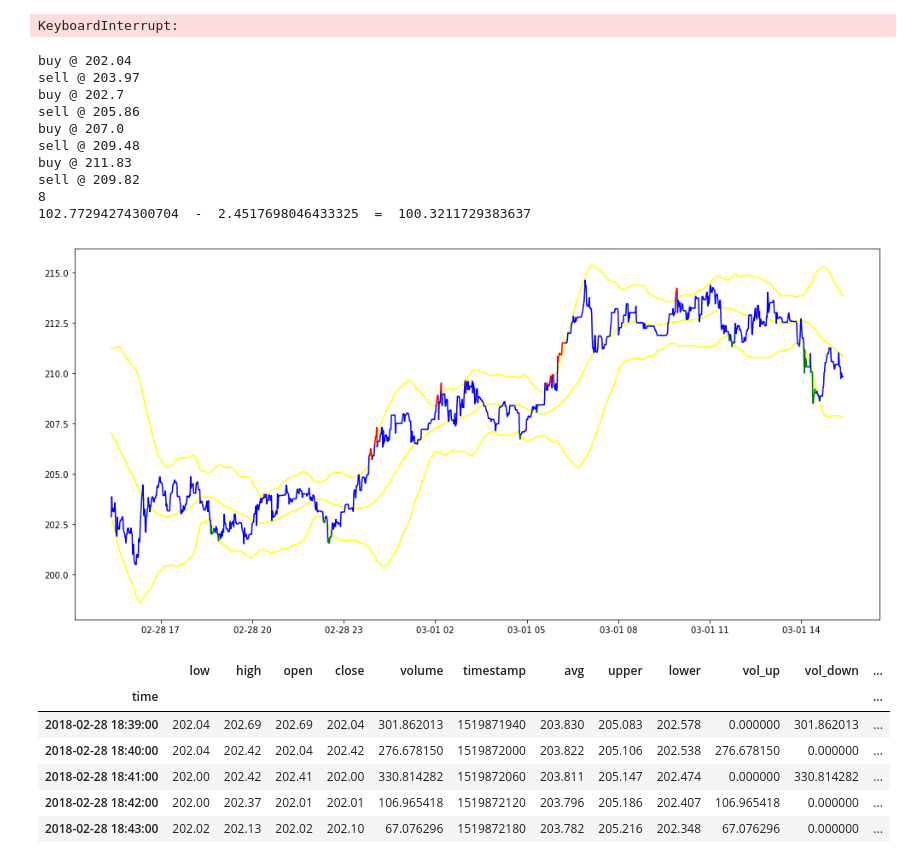
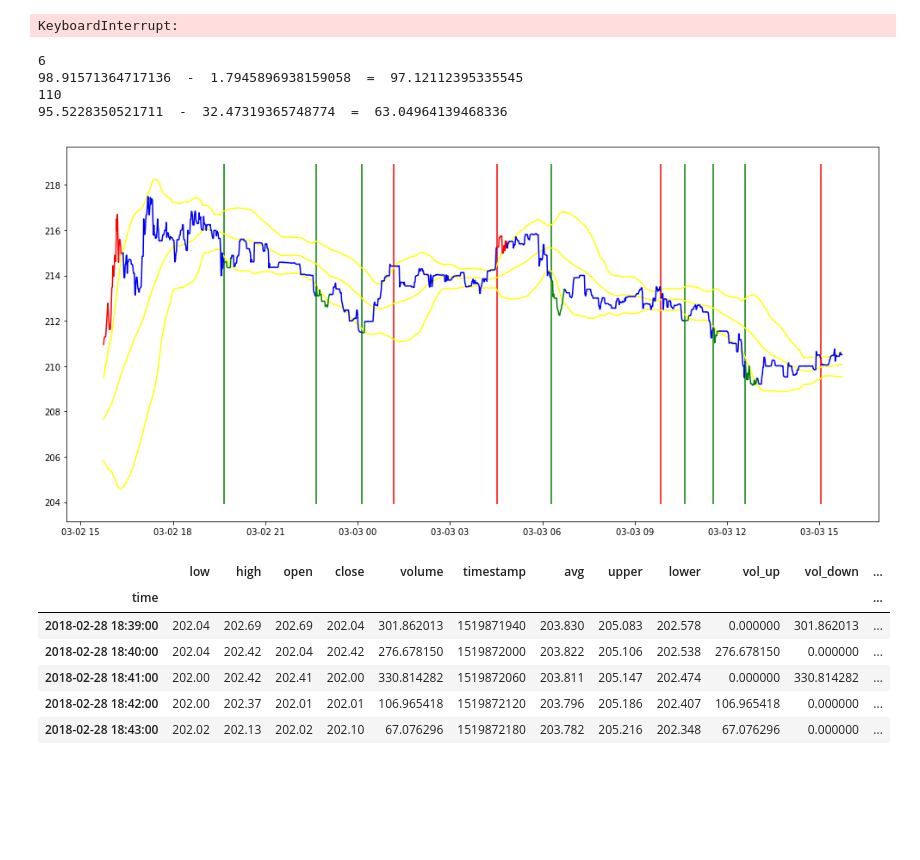
Before and after one commit to 2yan/Super-Simple, a Jupyter notebook: thresholding.ipynb, the cells around one changed output. Saved outputs shown, nothing was run; the diff lists cells and outputs as text; code cells hidden in the pictures; blank space fills up the shorter version.

Commit message:
pretty colors

```diff
--- a/thresholding.ipynb
+++ b/thresholding.ipynb
@@ -211,17 +209,16 @@ def bolinger_signal(x_in, length=30, numsd=2):
     return x
 # %%
 def plot_signal(ax, prices, signal):
+    lim = ax.get_ylim()
     last_sig = signal.iloc[0]
     batch_x = []
     batch_y = []
+    colors = {'buy':'green',
+             'sell':'red',
+             'hold':'blue'}
+
     for i, s in enumerate(signal):
-        if last_sig == 'buy':
-            color = 'green'
-        if last_sig == 'sell':
-            color = 'red'
-        if last_sig == 'hold':
-            color = 'blue'
-
+        color = colors[last_sig]
         p = prices.iloc[i]
         if s == last_sig:
             batch_x.append(prices.index[i])
@@ -232,6 +229,8 @@ def plot_signal(ax, prices, signal):
             ax.plot(batch_x, batch_y, color = color)
             batch_x = [prices.index[i]]
             batch_y = [p]
+            if colors[s] != 'blue':
+                ax.vlines(prices.index[i], lim[0], lim[1], color = colors[s])
         last_sig = s
     ax.plot(batch_x, batch_y, color = color)
 # %%
@@ -292,60 +291,56 @@ Trades :  222
 204  -  32.15804976089933
 KeyboardInterrupt:
 # %%
-data = volume_info(bolinger_signal(x,120, numsd=2.3))
+data = volume_info(bolinger_signal(x,120, numsd=1.8))
 
 
 data = data.dropna()
 data['signal'] = 'hold'
-bmask = data['close'] < data['lower']
-smask = data['close'] > data['upper']
+bmask = data['close'].rolling(10).mean().bfill() < data['lower']
+smask = data['close'].rolling(10).mean().bfill() > data['upper']
 data.loc[bmask, 'signal'] = 'buy'
 data.loc[smask, 'signal'] = 'sell'
 
+
+
 final = data.copy()
 final = final.sort_index( ascending = True)
-day = 8
+day = 6
 final = final.loc[datetime.today()- timedelta(days = (1 + day)):datetime.today()- timedelta(days = day)]
 
 fig, ax = plt.subplots()
 fig.set_size_inches(13 * 1.3, 8 )
 test = Testy()
 test.test_signal(final['close'], final['signal'])
 print(test.trades)
 print(test.cash,' - ', test.cost, ' = ', test.cash - test.cost)
 
 
-#test = Testy()
-#test.test_signal(data['close'], data['signal'])
-##print(test.trades)
-#print(test.cash,' - ', test.cost, ' = ', test.cash - test.cost)
+test = Testy()
+test.test_signal(data['close'], data['signal'])
+print(test.trades)
+print(test.cash,' - ', test.cost, ' = ', test.cash - test.cost)
 
 
 ax.plot(final.index, final['upper'], color=  'yellow')
 ax.plot(final.index, final['lower'], color=  'yellow')
 ax.plot(final.index, final['avg'], color=  'yellow')
 plot_signal(ax, final['close'], final['signal'])
 
 
 
 #ax_v = ax.twinx()
 #ax_v.bar(x = final.index,height=  final['vol_up'], width = 0.0025, alpha = .1, color = 'green')
 #ax_v.bar(x = final.index,height=  final['vol_down'], width = 0.0025, alpha = .1, color = 'red')
 
 
 plt.show()
 # %% [output]
-buy @ 202.04
-sell @ 203.97
-buy @ 202.7
-sell @ 205.86
-buy @ 207.0
-sell @ 209.48
-buy @ 211.83
-sell @ 209.82
-8
-102.77294274300704  -  2.4517698046433325  =  100.3211729383637
+6
+98.91571364717136  -  1.7945896938159058  =  97.12112395335545
+110
+95.5228350521711  -  32.47319365748774  =  63.04964139468336
-[figure, old version]
+[figure, new version]
 # %%
 final[final['signal'] == 'buy']
 # %% [output]
```
Also changed, not shown: parts of 2 cells of this notebook.
